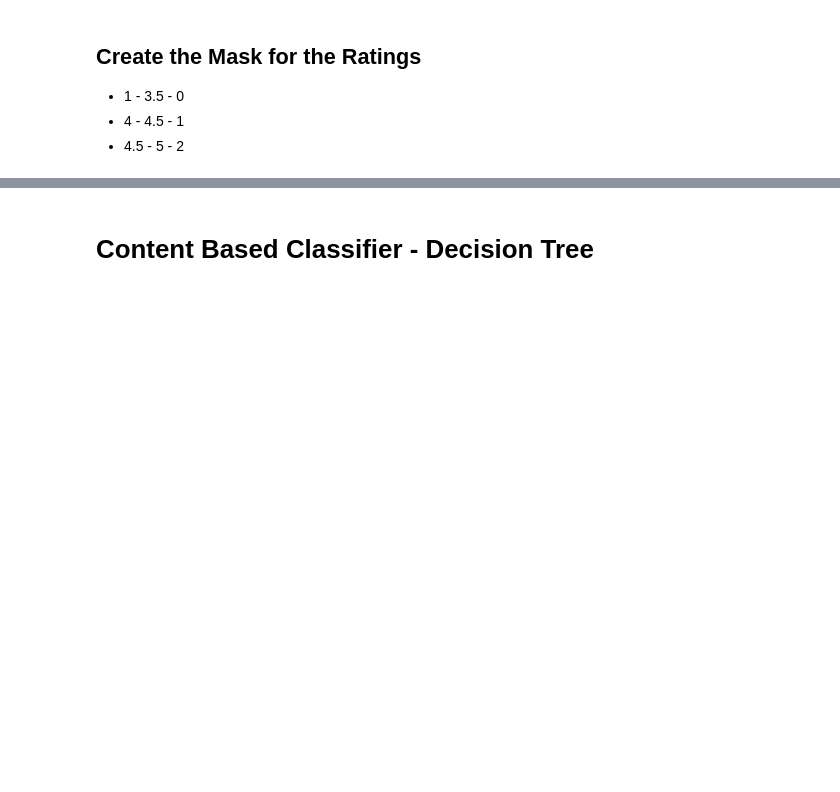
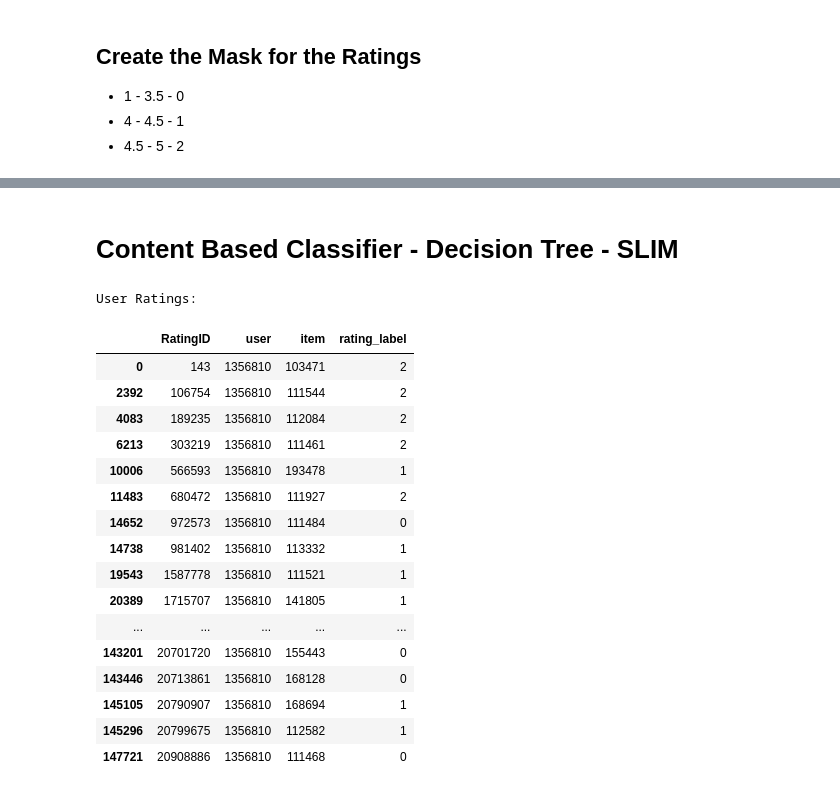
Before and after one commit to NikiLalev/rs_project_group12, a Jupyter notebook: experiments/final_individual_recsys_joao.ipynb, the cells around one changed output, grey strips where cells are left out. Drawn from its saved outputs; the diff is of its cells as text; code cells hidden in the pictures; blank space fills up the shorter version.

```diff
--- a/experiments/final_individual_recsys_joao.ipynb
+++ b/experiments/final_individual_recsys_joao.ipynb
@@ -157,2 +169,2 @@ wines_df_slim.head()
 # %% [markdown]
-# Content Based Classifier - Decision Tree
+# Content Based Classifier - Decision Tree - SLIM
@@ -309,0 +171,29 @@ plt.show()
+# %%
+# Define the user ID
+user_id = 1356810
+
+# Extract user_ratings: only the ratings provided by user 1356810
+user_ratings = ratings_df_slim[ratings_df_slim['user'] == user_id]
+
+# Display user_ratings
+print("User Ratings:")
+display(user_ratings)
+# %% [output]
+User Ratings:
+|  | RatingID | user | item | rating_label |
+| 0 | 143 | 1356810 | 103471 | 2 |
+| 2392 | 106754 | 1356810 | 111544 | 2 |
+| 4083 | 189235 | 1356810 | 112084 | 2 |
+| 6213 | 303219 | 1356810 | 111461 | 2 |
+| 10006 | 566593 | 1356810 | 193478 | 1 |
+| 11483 | 680472 | 1356810 | 111927 | 2 |
+| 14652 | 972573 | 1356810 | 111484 | 0 |
+| 14738 | 981402 | 1356810 | 113332 | 1 |
+| 19543 | 1587778 | 1356810 | 111521 | 1 |
+| 20389 | 1715707 | 1356810 | 141805 | 1 |
+| ... | ... | ... | ... | ... |
+| 143201 | 20701720 | 1356810 | 155443 | 0 |
+| 143446 | 20713861 | 1356810 | 168128 | 0 |
+| 145105 | 20790907 | 1356810 | 168694 | 1 |
+| 145296 | 20799675 | 1356810 | 112582 | 1 |
+| 147721 | 20908886 | 1356810 | 111468 | 0 |
```
Also changed, not shown: parts of 14 cells of this notebook.
